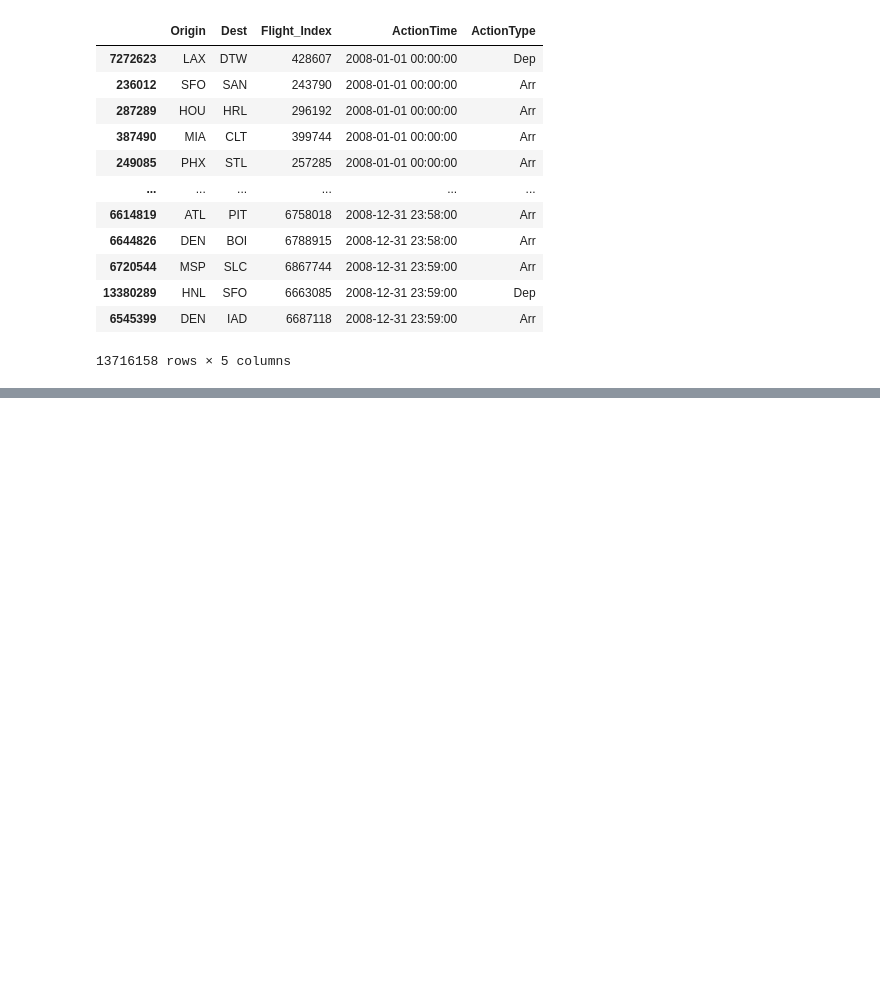
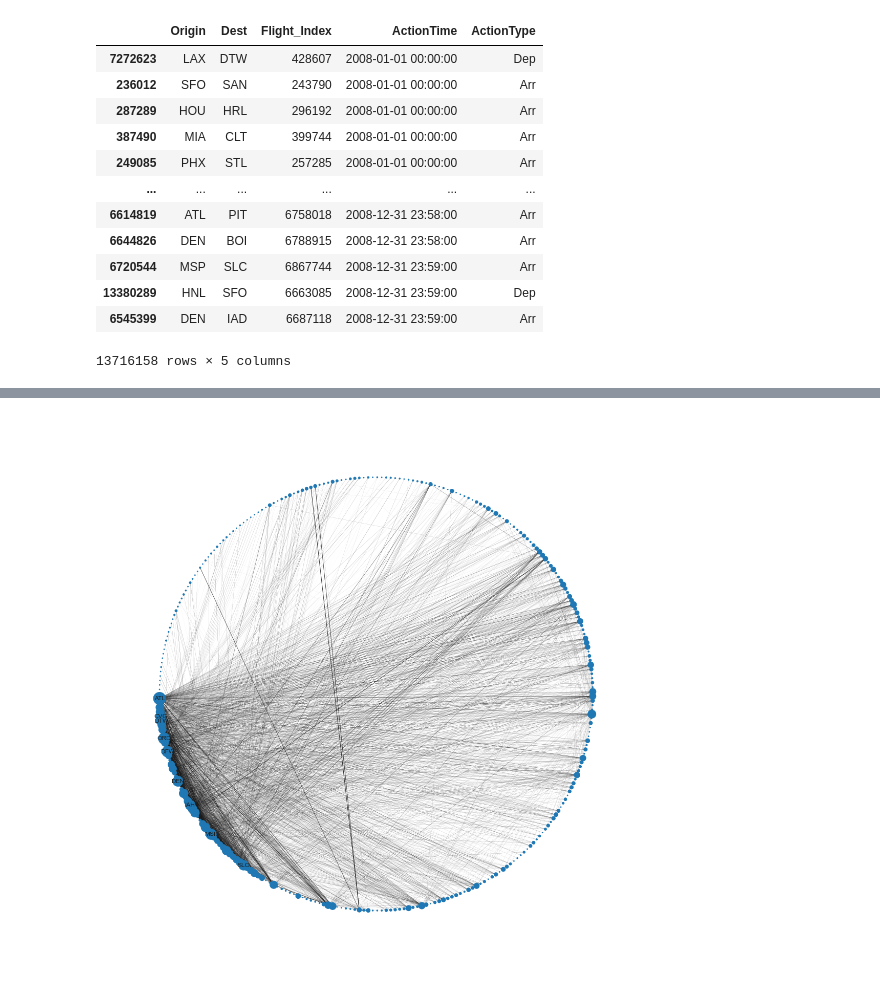
Before and after one commit to grannycola/my_projects, a Jupyter notebook: hw-9/main.ipynb, the cells around one changed output, grey strips where cells are left out. Saved outputs shown, nothing was run; the diff lists cells and outputs as text; code cells hidden in the pictures; blank space fills up the shorter version.

```diff
--- a/hw-9/main.ipynb
+++ b/hw-9/main.ipynb
@@ -184,0 +243,11 @@ results
+# %%
+neighbors = df[['Origin', 'Dest']]
+neighbors['neighbors'] = neighbors['Origin'] +" "+ neighbors['Dest']
+neighbors['neighbors'] = neighbors['neighbors'].apply(lambda x: ' '.join(sorted(x.split())))
+#df.groupby(['Origin', 'Dest']).size()
+
+
+grouped_neighbors = neighbors.groupby('neighbors').size()
+grouped_neighbors = pd.DataFrame({'neighbors':grouped_neighbors.index, 'weight':grouped_neighbors.values})
+grouped_neighbors[['a1','a2']]=grouped_neighbors.neighbors.str.split(expand=True)
+grouped_neighbors
@@ -184,0 +278,25 @@ results
+# %%
+sns.set(rc = {'figure.figsize':(15,15)})
+G = nx.from_pandas_edgelist(grouped_neighbors, source='a1', target='a2',
+                            edge_attr='weight')
+
+degree_centrality = nx.degree_centrality(G)
+degree_centrality_counts = Counter(degree_centrality)
+
+widths = np.array([w for *_, w in G.edges.data('weight')])
+
+
+th = degree_centrality_counts.most_common(10)[-1][1]
+nx.draw_shell(
+    G,
+    with_labels=True,
+    labels={n[0]: n[0] for n in G.nodes.data() if degree_centrality[n[0]] > th},
+    node_size=np.array(list(degree_centrality.values())) * 1000,
+    width=widths*0.00004,
+)
+
+ax = plt.gca()
+ax.margins(0.08)
+plt.axis("off");
+# %% [output]
+[figure, added]
```
Also changed, not shown: parts of 22 cells of this notebook.
